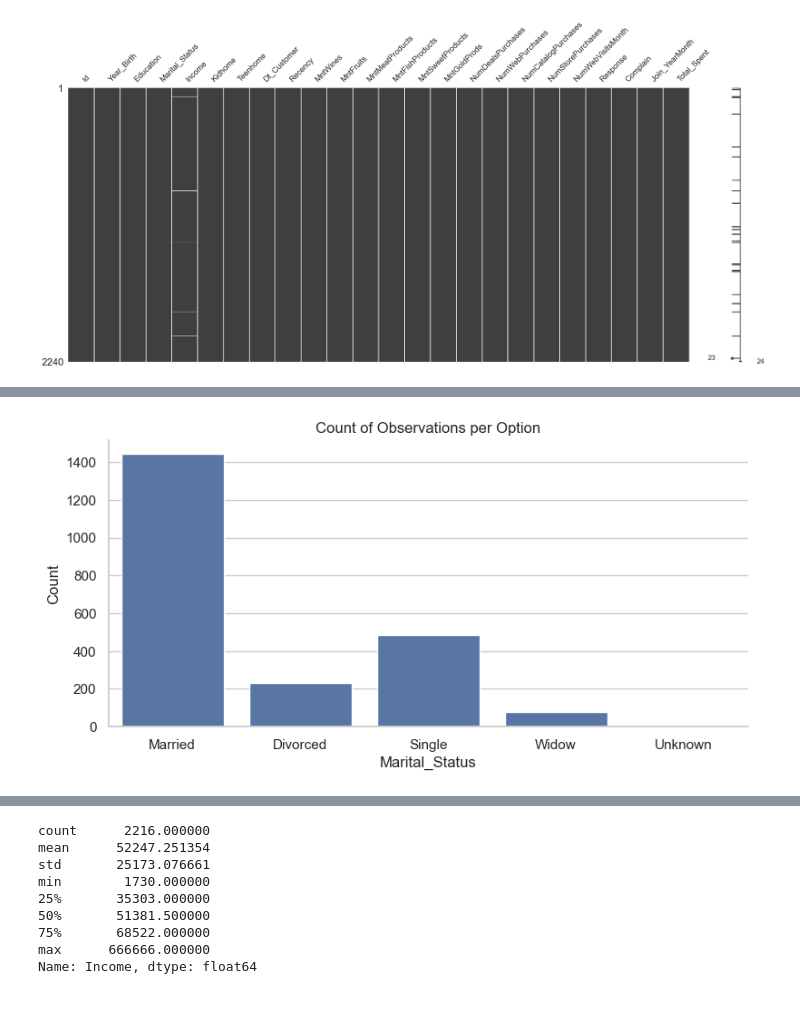
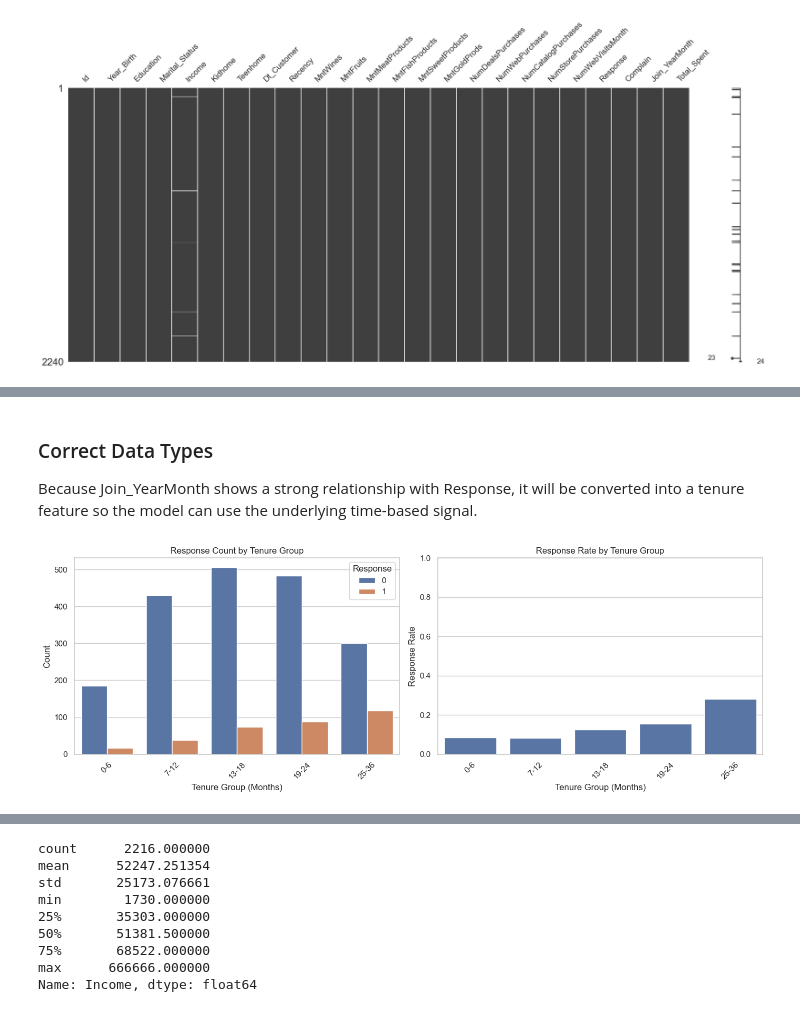
Before and after one commit to Analyst-KatieD/kaggle-superstore-marketing, a Jupyter notebook: Kaggle_Superstore_Marketing_Campaign.ipynb, the cells around one changed output, grey strips where cells are left out. Cells and saved outputs as stored; diff of their text form; code cells hidden in the pictures.

```diff
--- a/Kaggle_Superstore_Marketing_Campaign.ipynb
+++ b/Kaggle_Superstore_Marketing_Campaign.ipynb
@@ -280,8 +274,4 @@ plt.show()
-# %%
-sns.catplot(x='Marital_Status', kind='count', data=df, height=4, aspect=2)
-plt.title('Count of Observations per Option')
-plt.xlabel('Marital_Status')
-plt.ylabel('Count')
-plt.show()
-# %% [output]
-[figure]
+# %% [markdown]
+### Correct Data Types
+
+Because Join_YearMonth shows a strong relationship with Response, it will be converted into a tenure feature so the model can use the underlying time-based signal.
@@ -288 +293,32 @@ plt.show()
+# %%
+# --- Compute response rate ---
+tenure_rate = (
+    df.groupby("Tenure_Group")["Response"]
+    .mean()
+    .reset_index()
+    .rename(columns={"Response": "Response_Rate"})
+)
+
+# --- Set up figure with 2 columns ---
+fig, axes = plt.subplots(1, 2, figsize=(14, 5))
+
+# --- Left: Countplot ---
+sns.countplot(data=df, x="Tenure_Group", hue="Response", ax=axes[0])
+axes[0].set_title("Response Count by Tenure Group")
+axes[0].set_xlabel("Tenure Group (Months)")
+axes[0].set_ylabel("Count")
+axes[0].tick_params(axis='x', rotation=45)
+
+# --- Right: Proportion Plot (Response Rate) ---
+sns.barplot(data=tenure_rate, x="Tenure_Group", y="Response_Rate", ax=axes[1])
+axes[1].set_title("Response Rate by Tenure Group")
+axes[1].set_xlabel("Tenure Group (Months)")
+axes[1].set_ylabel("Response Rate")
+axes[1].set_ylim(0, 1)
+axes[1].tick_params(axis='x', rotation=45)
+
+plt.tight_layout()
+plt.show()
+# %% [output]
+[figure, added]
 # %% [markdown]
```
Also changed, not shown: parts of 27 cells of this notebook.
